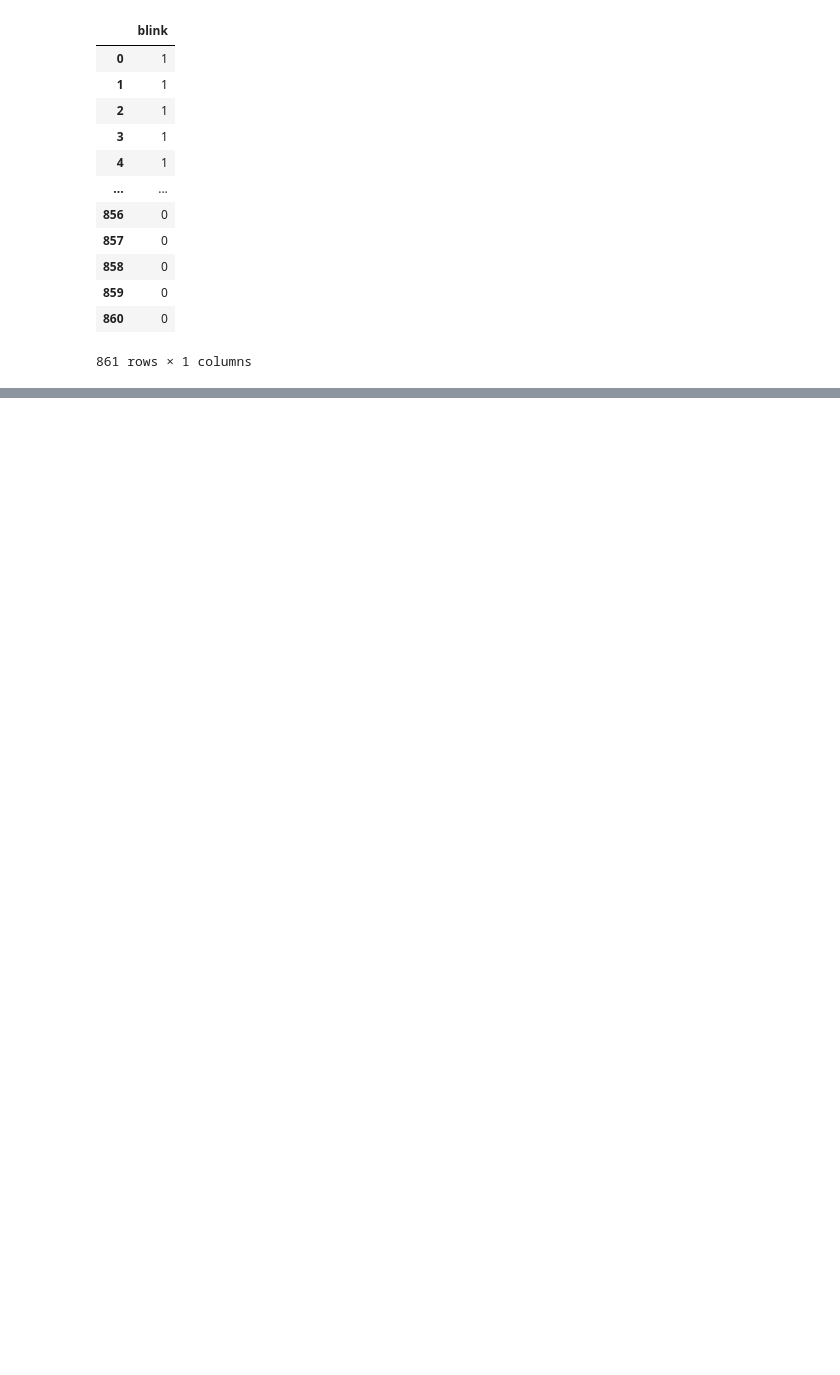
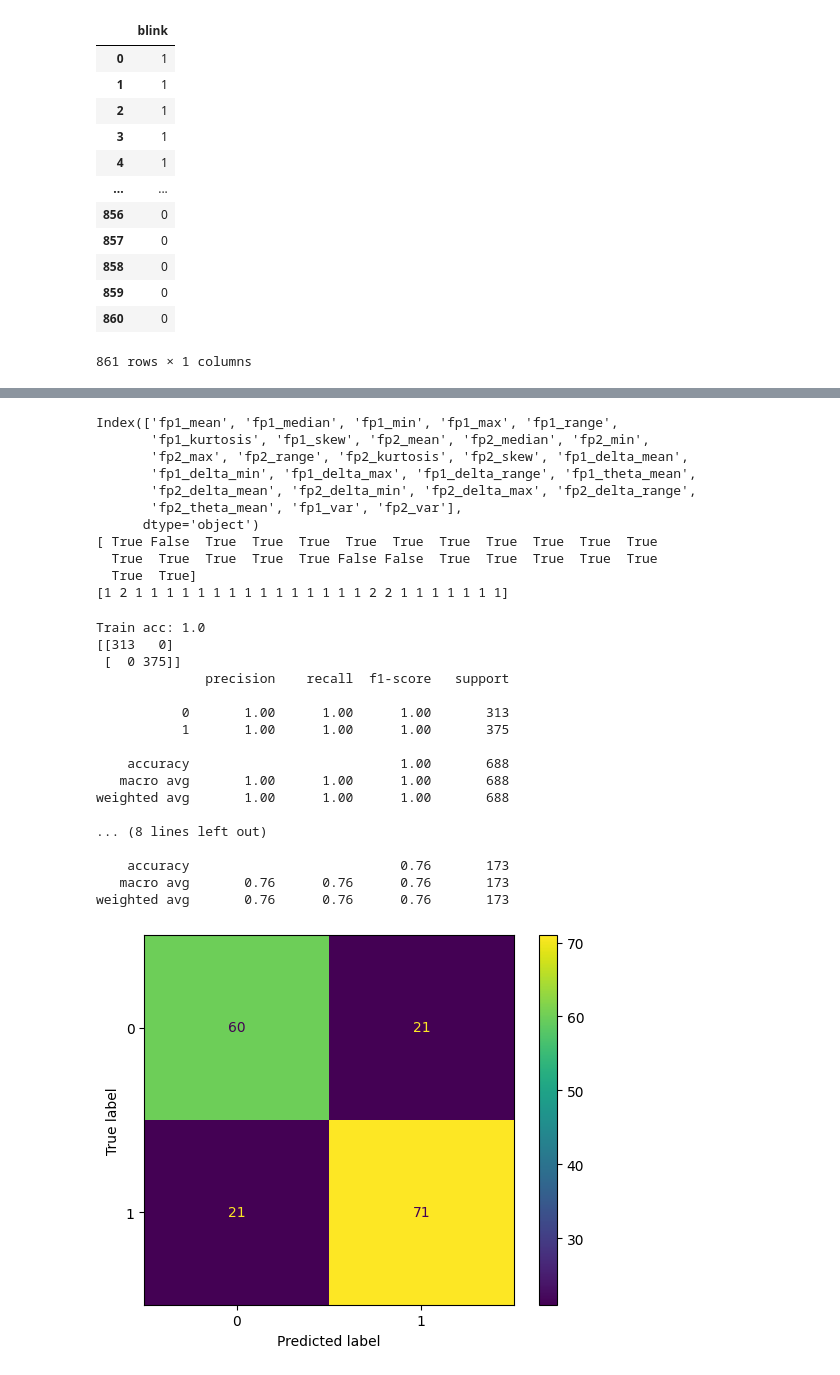
Before and after one commit to edwinsanjaya/bci-finalproject, a Jupyter notebook: sandbox/test-blink-dataset/matlab-to-pickle.ipynb, the cells around one changed output, grey strips where cells are left out. Cells and saved outputs as stored; diff of their text form; code cells hidden in the pictures; blank space fills up the shorter version.

```diff
--- a/sandbox/test-blink-dataset/matlab-to-pickle.ipynb
+++ b/sandbox/test-blink-dataset/matlab-to-pickle.ipynb
@@ -215,0 +293,34 @@ weighted avg       0.73      0.73      0.73       173
+# %%
+rfe_columns = classification.RFE_analysis(train_x, train_y, RF, n_feature_to_select=0.9)
+train_x_rfe = train_x[train_x.columns[rfe_columns]]
+RF = classification.model_training(train_x_rfe, train_y, RF)
+# %% [output]
+Index(['fp1_mean', 'fp1_median', 'fp1_min', 'fp1_max', 'fp1_range',
+       'fp1_kurtosis', 'fp1_skew', 'fp2_mean', 'fp2_median', 'fp2_min',
+       'fp2_max', 'fp2_range', 'fp2_kurtosis', 'fp2_skew', 'fp1_delta_mean',
+       'fp1_delta_min', 'fp1_delta_max', 'fp1_delta_range', 'fp1_theta_mean',
+       'fp2_delta_mean', 'fp2_delta_min', 'fp2_delta_max', 'fp2_delta_range',
+       'fp2_theta_mean', 'fp1_var', 'fp2_var'],
+      dtype='object')
+[ True False  True  True  True  True  True  True  True  True  True  True
+  True  True  True  True  True False False  True  True  True  True  True
+  True  True]
+[1 2 1 1 1 1 1 1 1 1 1 1 1 1 1 1 1 2 2 1 1 1 1 1 1 1]
+Train acc: 1.0
+[[313   0]
+ [  0 375]]
+              precision    recall  f1-score   support
+
+           0       1.00      1.00      1.00       313
+           1       1.00      1.00      1.00       375
+
+    accuracy                           1.00       688
+   macro avg       1.00      1.00      1.00       688
+weighted avg       1.00      1.00      1.00       688
+
+... (8 lines left out)
+
+    accuracy                           0.76       173
+   macro avg       0.76      0.76      0.76       173
+weighted avg       0.76      0.76      0.76       173
+[figure, added]
```
Also changed, not shown: parts of 6 cells of this notebook, 2 other files.
